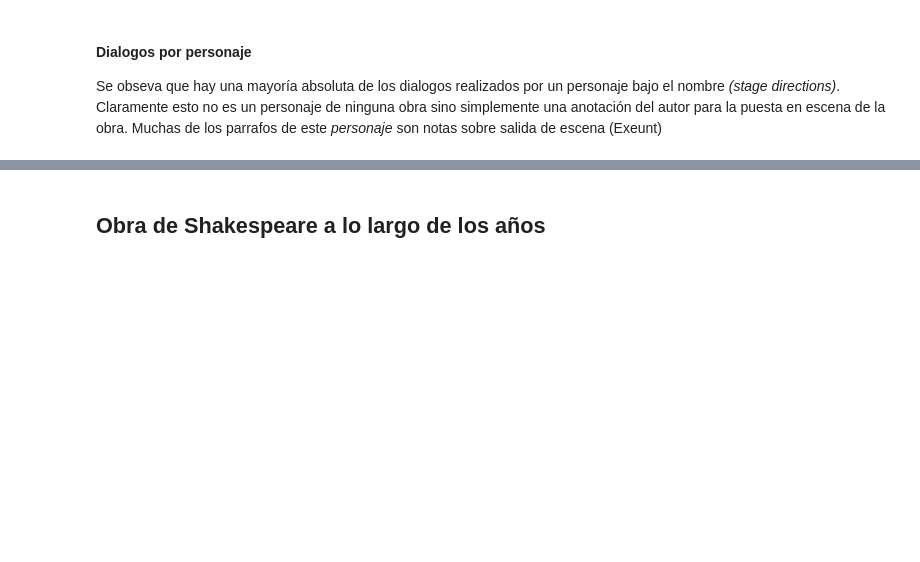
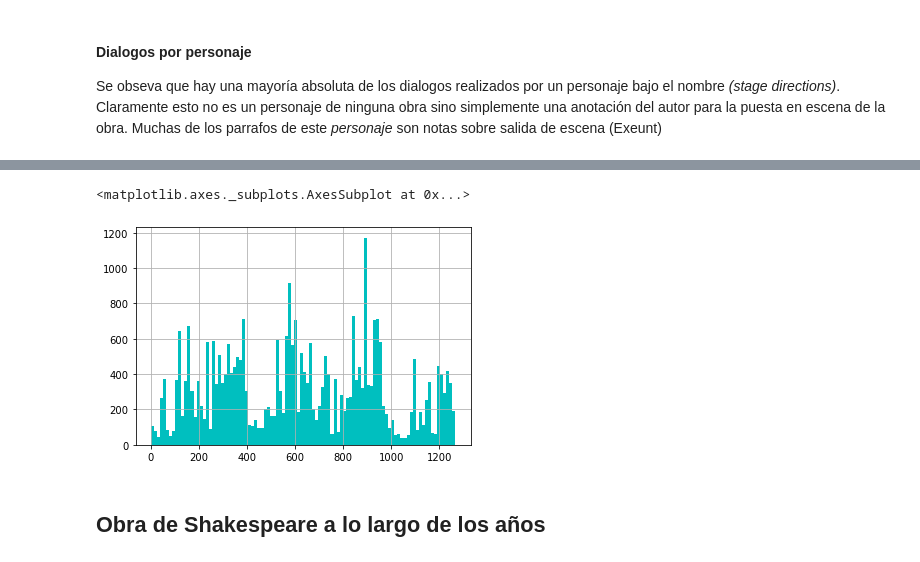
Before and after one commit to srobaina99/Introducci-n-a-ciencia-de-datos, a Jupyter notebook: shakespeare_t1.ipynb, the cells around one changed output, grey strips where cells are left out. Saved outputs shown, nothing was run; the diff lists cells and outputs as text; code cells hidden in the pictures; blank space fills up the shorter version.

```diff
--- a/shakespeare_t1.ipynb
+++ b/shakespeare_t1.ipynb
@@ -163,6 +205,9 @@ df_paragraphs["character_id"].hist(bins= 100)
 # %%
 #Dialogos por personaje sin (stage directions)
-df_paragraphs[df_paragraphs["character_id"]!=1261]["character_id"].hist(bins = 300)
+df_paragraphs[df_paragraphs["character_id"]!=1261]["character_id"].hist(bins = 100, color= "c")
+# %% [output]
+<matplotlib.axes._subplots.AxesSubplot at 0x...>
+[figure, added]
 # %%
 # Conteo de cuantos parrafos tiene cada personaje aparece id_personaje, cantidad de parrafos
 mask = df_paragraphs["character_id"].value_counts()>0
```
Also changed, not shown: parts of 14 cells of this notebook.
